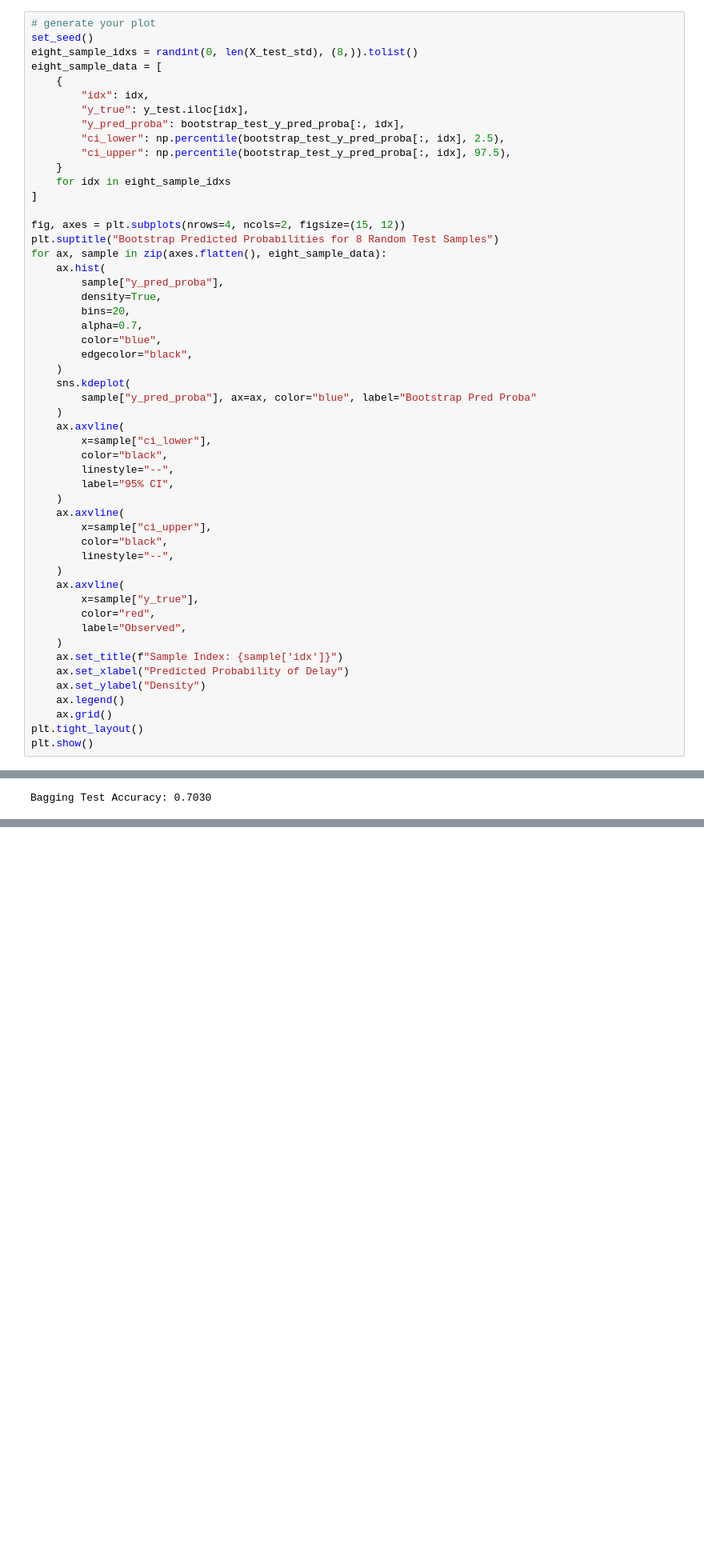
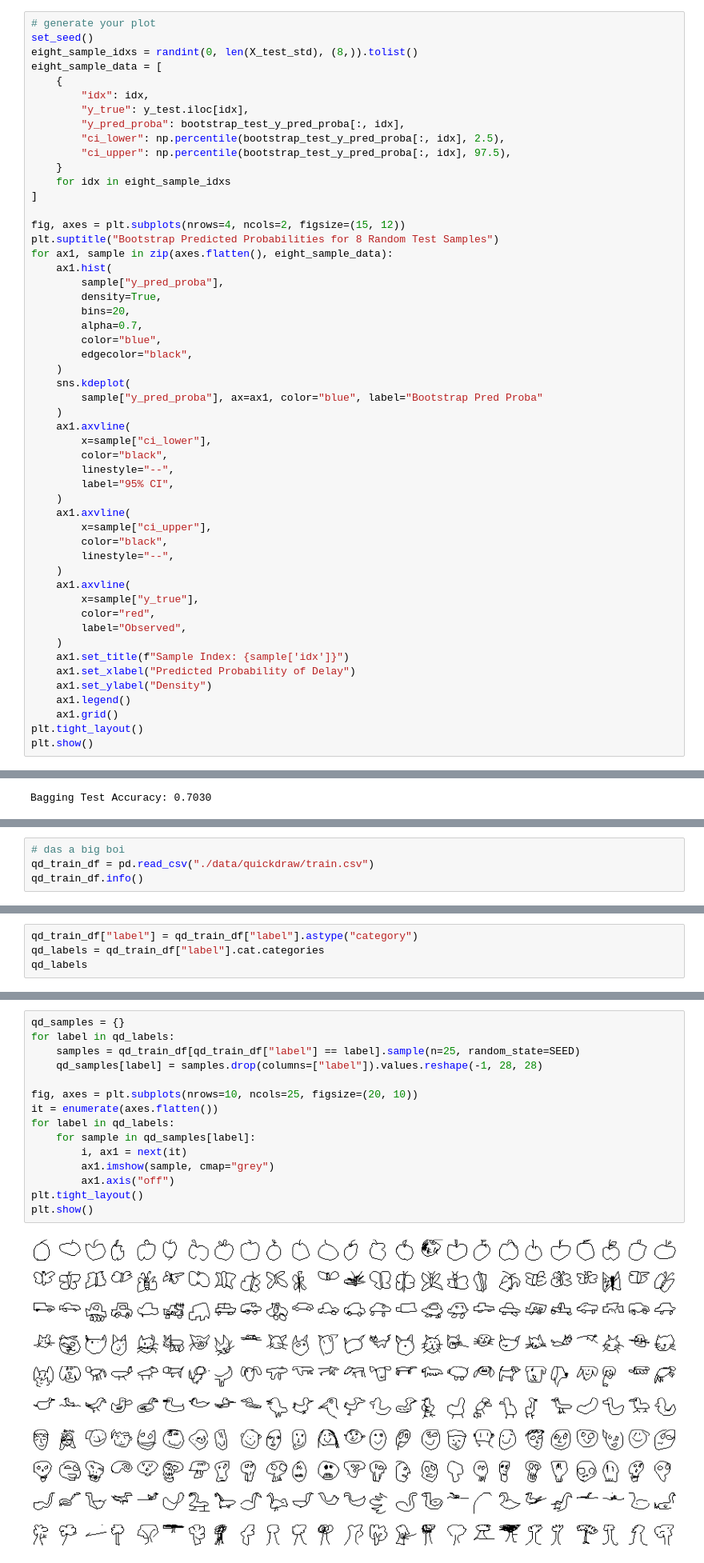
Before and after one commit to Andrew-S-Jing/cs1090b, a Jupyter notebook: hw/hw1/cs1090b_hw1.ipynb, the cells around one changed output, grey strips where cells are left out. Shown at 80% size. Saved outputs shown, nothing was run; the diff lists cells and outputs as text; blank space fills up the shorter version.

```diff
--- a/hw/hw1/cs1090b_hw1.ipynb
+++ b/hw/hw1/cs1090b_hw1.ipynb
@@ -638,8 +633,8 @@ eight_sample_data = [
 
 fig, axes = plt.subplots(nrows=4, ncols=2, figsize=(15, 12))
 plt.suptitle("Bootstrap Predicted Probabilities for 8 Random Test Samples")
-for ax, sample in zip(axes.flatten(), eight_sample_data):
-    ax.hist(
+for ax1, sample in zip(axes.flatten(), eight_sample_data):
+    ax1.hist(
         sample["y_pred_proba"],
         density=True,
         bins=20,
@@ -648,29 +643,29 @@ for ax, sample in zip(axes.flatten(), eight_sample_data):
         edgecolor="black",
     )
     sns.kdeplot(
-        sample["y_pred_proba"], ax=ax, color="blue", label="Bootstrap Pred Proba"
+        sample["y_pred_proba"], ax=ax1, color="blue", label="Bootstrap Pred Proba"
     )
-    ax.axvline(
+    ax1.axvline(
         x=sample["ci_lower"],
         color="black",
         linestyle="--",
         label="95% CI",
     )
-    ax.axvline(
+    ax1.axvline(
         x=sample["ci_upper"],
         color="black",
         linestyle="--",
     )
-    ax.axvline(
+    ax1.axvline(
         x=sample["y_true"],
         color="red",
         label="Observed",
     )
-    ax.set_title(f"Sample Index: {sample['idx']}")
-    ax.set_xlabel("Predicted Probability of Delay")
-    ax.set_ylabel("Density")
-    ax.legend()
-    ax.grid()
+    ax1.set_title(f"Sample Index: {sample['idx']}")
+    ax1.set_xlabel("Predicted Probability of Delay")
+    ax1.set_ylabel("Density")
+    ax1.legend()
+    ax1.grid()
 plt.tight_layout()
 plt.show()
 # %% [output]
@@ -844,0 +837,4 @@ Kaggle leaderboard scores are accuracy scores calculated by Kaggle when you uplo
+# %%
+# das a big boi
+qd_train_df = pd.read_csv("./data/quickdraw/train.csv")
+qd_train_df.info()
@@ -844,0 +856,4 @@ Kaggle leaderboard scores are accuracy scores calculated by Kaggle when you uplo
+# %%
+qd_train_df["label"] = qd_train_df["label"].astype("category")
+qd_labels = qd_train_df["label"].cat.categories
+qd_labels
@@ -845,3 +876,20 @@ Kaggle leaderboard scores are accuracy scores calculated by Kaggle when you uplo
+# %%
+qd_samples = {}
+for label in qd_labels:
+    samples = qd_train_df[qd_train_df["label"] == label].sample(n=25, random_state=SEED)
+    qd_samples[label] = samples.drop(columns=["label"]).values.reshape(-1, 28, 28)
+
+fig, axes = plt.subplots(nrows=10, ncols=25, figsize=(20, 10))
+it = enumerate(axes.flatten())
+for label in qd_labels:
+    for sample in qd_samples[label]:
+        i, ax1 = next(it)
+        ax1.imshow(sample, cmap="grey")
+        ax1.axis("off")
+plt.tight_layout()
+plt.show()
+# %% [output]
+[figure, added]
 # %% [markdown]
 <div class='exercise-r'>
 
```
Also changed, not shown: parts of 19 cells of this notebook, 3 other files.
